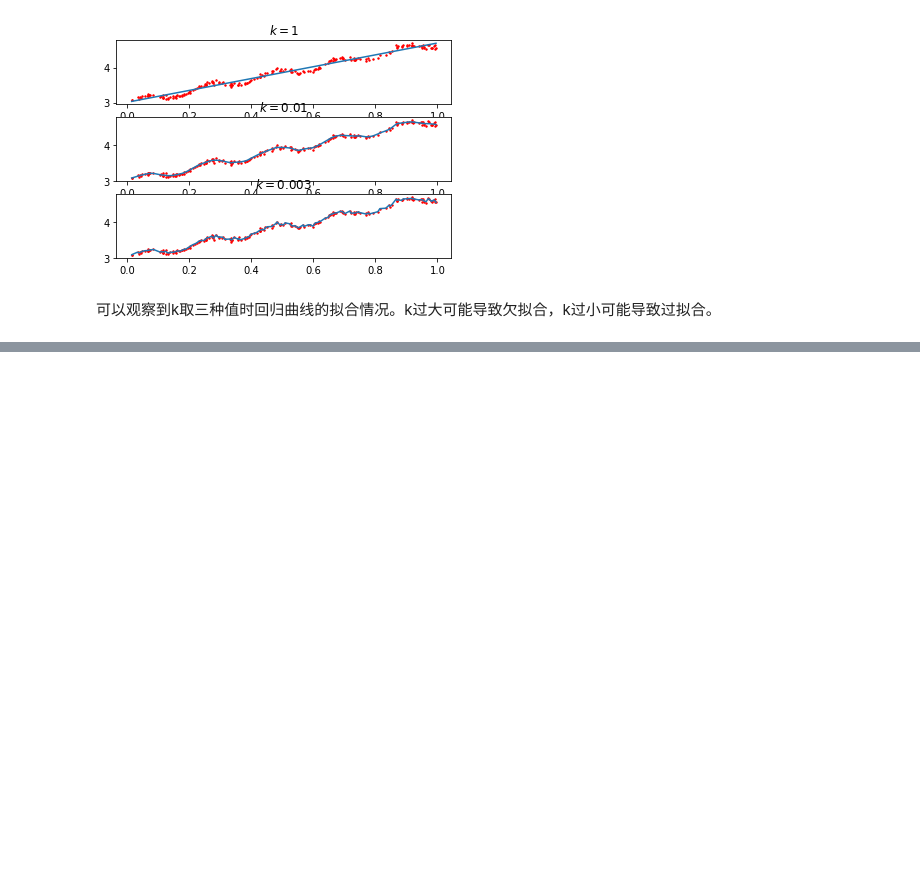
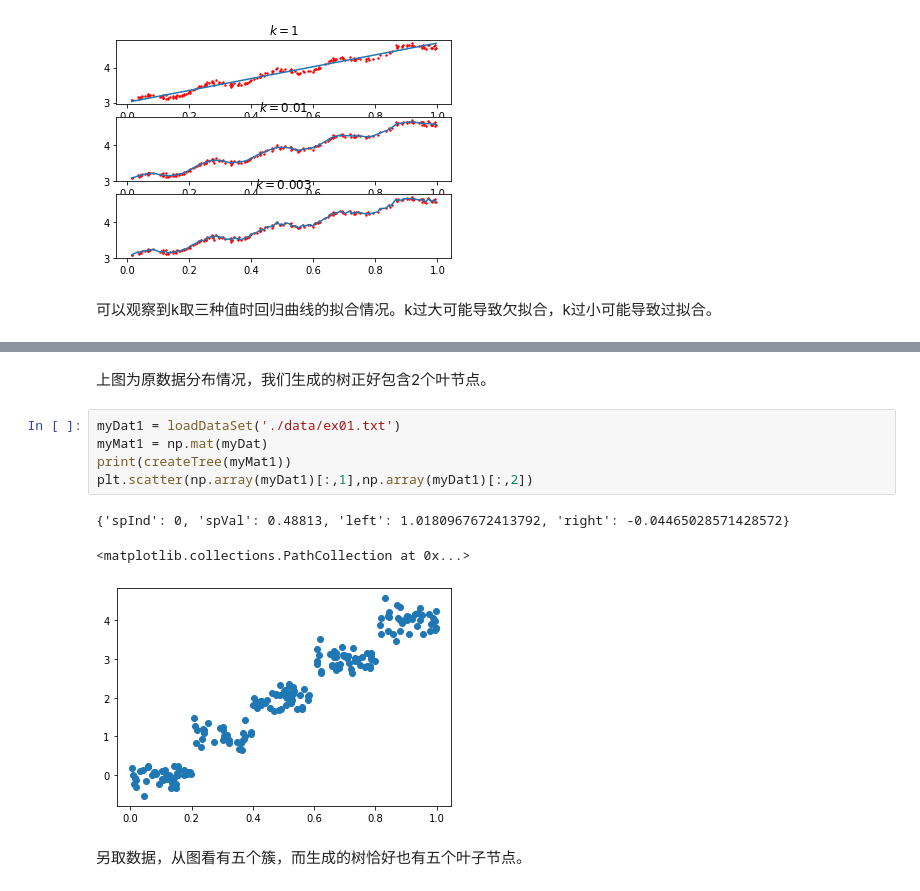
Before and after one commit to MarioZZJ/PM.SimLab-AML, a Jupyter notebook: L5-Regression.ipynb, the cells around one changed output, grey strips where cells are left out. Cells and saved outputs as stored; diff of their text form; blank space fills up the shorter version.

```diff
--- a/L5-Regression.ipynb
+++ b/L5-Regression.ipynb
@@ -161,0 +476,13 @@ ax3.scatter(xMat[:,1].flatten().A[0],yMat.T[:,0].flatten().A[0], s=2, c='r')
+# %% [markdown]
+上图为原数据分布情况，我们生成的树正好包含2个叶节点。
+# %%
+myDat1 = loadDataSet('./data/ex01.txt')
+myMat1 = np.mat(myDat)
+print(createTree(myMat1))
+plt.scatter(np.array(myDat1)[:,1],np.array(myDat1)[:,2])
+# %% [output]
+{'spInd': 0, 'spVal': 0.48813, 'left': 1.0180967672413792, 'right': -0.04465028571428572}
+<matplotlib.collections.PathCollection at 0x...>
+[figure, added]
+# %% [markdown]
+另取数据，从图看有五个簇，而生成的树恰好也有五个叶子节点。
```
Also changed, not shown: parts of 40 cells of this notebook.
